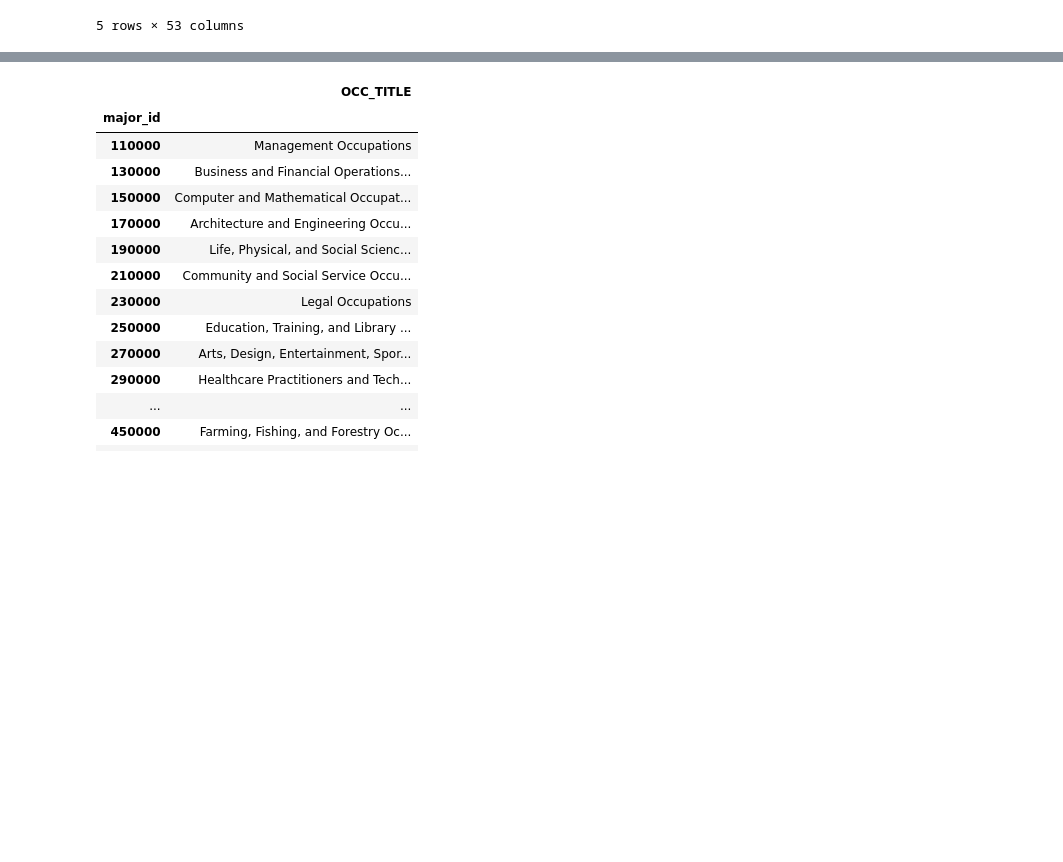
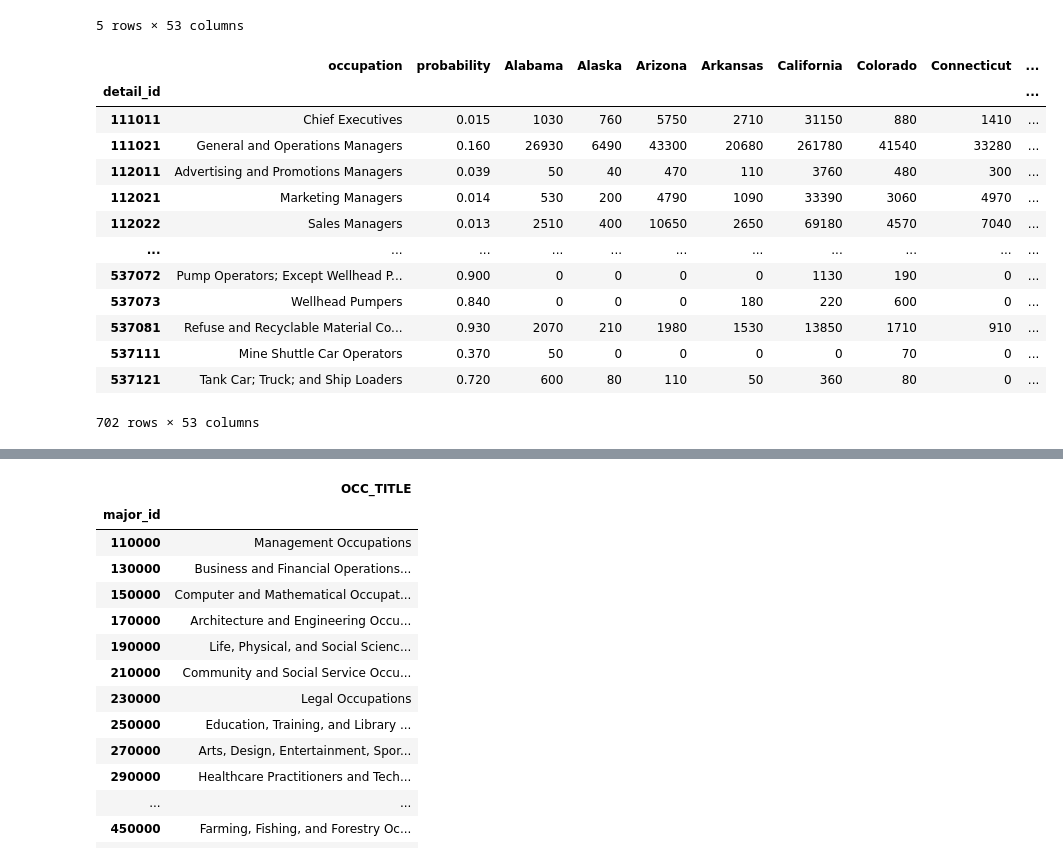
Before and after one commit to arrrlette/ETL_Project, a Jupyter notebook: ETL_Project.ipynb, the cells around one changed output, grey strips where cells are left out. Drawn from its saved outputs; the diff is of its cells as text; code cells hidden in the pictures; blank space fills up the shorter version.

Commit message:
rename some states for SQL

```diff
--- a/ETL_Project.ipynb
+++ b/ETL_Project.ipynb
@@ -26,6 +26,27 @@ automation_data_df.head()
 | 112021 | Marketing Managers | 0.014 | 530 | 200 | 4790 | 1090 | 33390 | 3060 | 4970 | ... |
 | 112022 | Sales Managers | 0.013 | 2510 | 400 | 10650 | 2650 | 69180 | 4570 | 7040 | ... |
 5 rows × 53 columns
+# %%
+#rename states to match SQL tables
+automation_data_df = automation_data_df.rename(columns={"District of Columbia":"District_of_Columbia", "Rhode Island":"Rhode_Island",
+                                                        "New Hampshire":"New_Hampshire", "New Jersey": "New_Jersey", "New York": "New_York",
+                                                        "North Carolina":"North_Carolina", "North Dakota":"North_Dakota", "South Carolina": "South_Carolina",
+                                                        "South Dakota":"South_Dakota", "West Virgina": "West_Virgina"})
+# %% [output]
+|  | occupation | probability | Alabama | Alaska | Arizona | Arkansas | California | Colorado | Connecticut | ... |
+| detail_id |  |  |  |  |  |  |  |  |  | ... |
+| 111011 | Chief Executives | 0.015 | 1030 | 760 | 5750 | 2710 | 31150 | 880 | 1410 | ... |
+| 111021 | General and Operations Managers | 0.160 | 26930 | 6490 | 43300 | 20680 | 261780 | 41540 | 33280 | ... |
+| 112011 | Advertising and Promotions Managers | 0.039 | 50 | 40 | 470 | 110 | 3760 | 480 | 300 | ... |
+| 112021 | Marketing Managers | 0.014 | 530 | 200 | 4790 | 1090 | 33390 | 3060 | 4970 | ... |
+| 112022 | Sales Managers | 0.013 | 2510 | 400 | 10650 | 2650 | 69180 | 4570 | 7040 | ... |
+| ... | ... | ... | ... | ... | ... | ... | ... | ... | ... | ... |
+| 537072 | Pump Operators; Except Wellhead P... | 0.900 | 0 | 0 | 0 | 0 | 1130 | 190 | 0 | ... |
+| 537073 | Wellhead Pumpers | 0.840 | 0 | 0 | 0 | 180 | 220 | 600 | 0 | ... |
+| 537081 | Refuse and Recyclable Material Co... | 0.930 | 2070 | 210 | 1980 | 1530 | 13850 | 1710 | 910 | ... |
+| 537111 | Mine Shuttle Car Operators | 0.370 | 50 | 0 | 0 | 0 | 0 | 70 | 0 | ... |
+| 537121 | Tank Car; Truck; and Ship Loaders | 0.720 | 600 | 80 | 110 | 50 | 360 | 80 | 0 | ... |
+702 rows × 53 columns
 # %%
 occupation_salary_file = "Resources/occupation_salary.csv"
 occupation_salary_df = pd.read_csv(occupation_salary_file)
```
